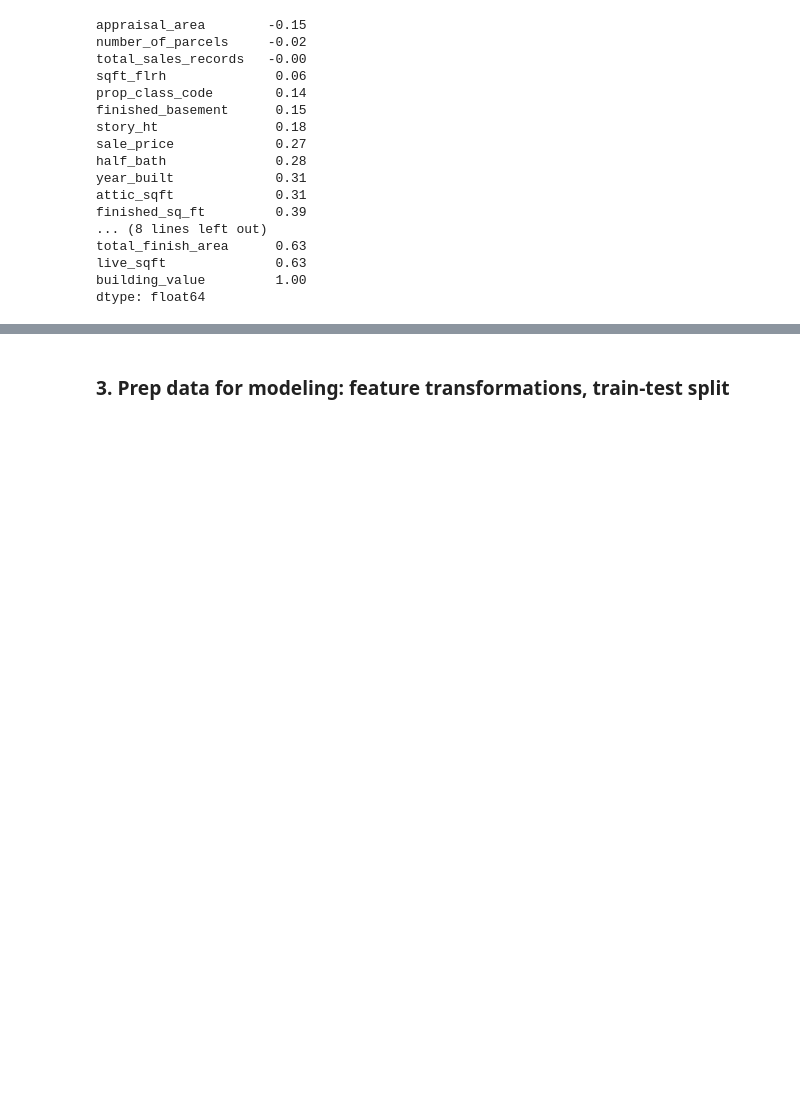
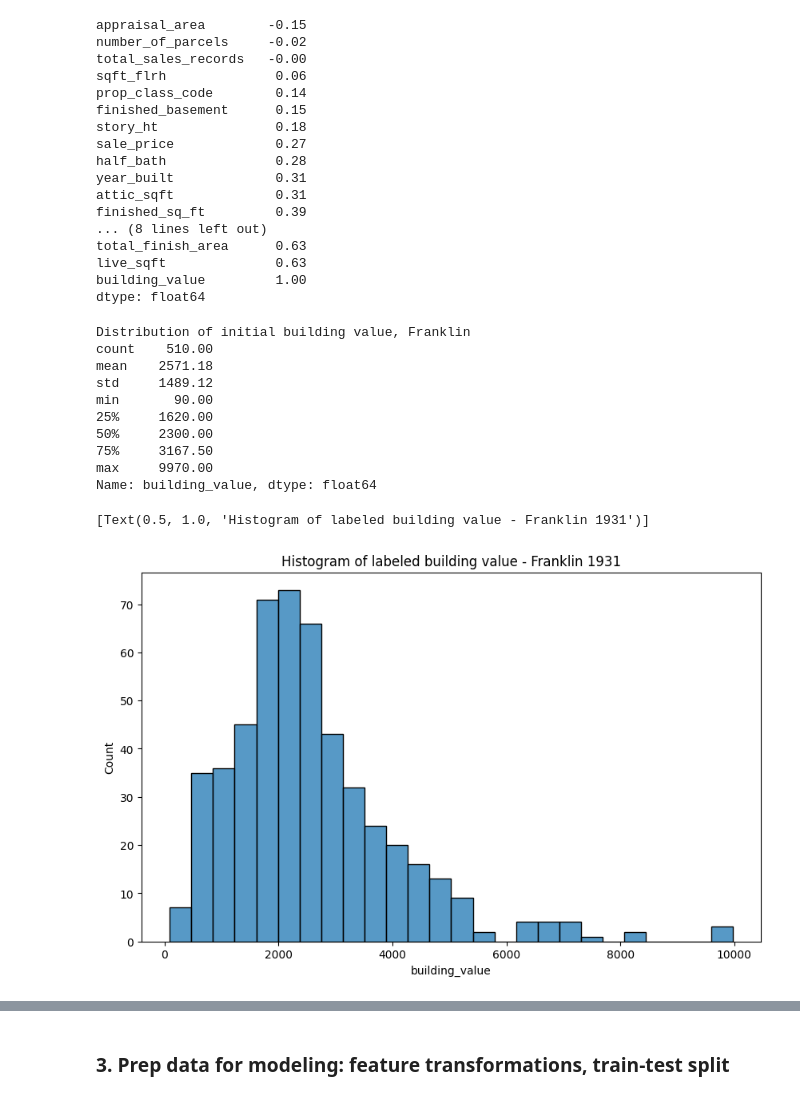
Before and after one commit to JunTaoLuo/ErukaExp, a Jupyter notebook: modeling_pipeline/test_modeling.ipynb, the cells around one changed output, grey strips where cells are left out. Saved outputs shown, nothing was run; the diff lists cells and outputs as text; code cells hidden in the pictures; blank space fills up the shorter version.

```diff
--- a/modeling_pipeline/test_modeling.ipynb
+++ b/modeling_pipeline/test_modeling.ipynb
@@ -348,3 +358,27 @@ total_finish_area      0.63
 live_sqft              0.63
 building_value         1.00
 dtype: float64
+# %%
+# Looking at building value distribution for Franklin county
+franklin_labels_1931 = pd.read_sql('''select parcelid, building_value
+                                          from franklin.building_values_1930
+                                          where building_value is not null''', engine)
+
+print('Distribution of initial building value, Franklin')
+print(franklin_labels_1931['building_value'].describe())
+
+plt.figure(figsize=(10, 6))
+sns.histplot(franklin_labels_1931, x='building_value').set(title='Histogram of labeled building value - Franklin 1931')
+# %% [output]
+Distribution of initial building value, Franklin
+count    510.00
+mean    2571.18
+std     1489.12
+min       90.00
+25%     1620.00
+50%     2300.00
+75%     3167.50
+max     9970.00
+Name: building_value, dtype: float64
+[Text(0.5, 1.0, 'Histogram of labeled building value - Franklin 1931')]
+[figure, added]
```
Also changed, not shown: parts of 3 cells of this notebook.
